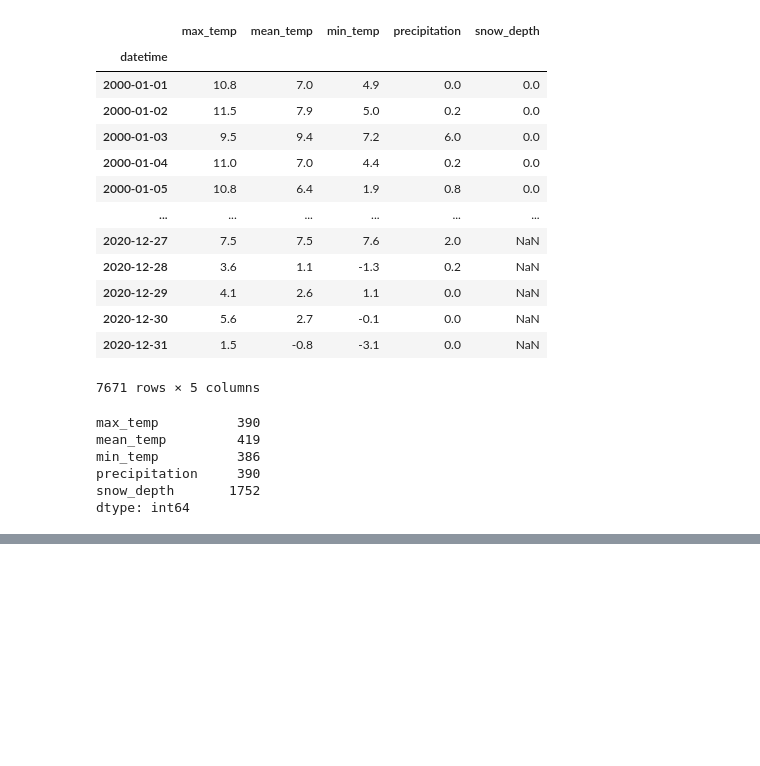
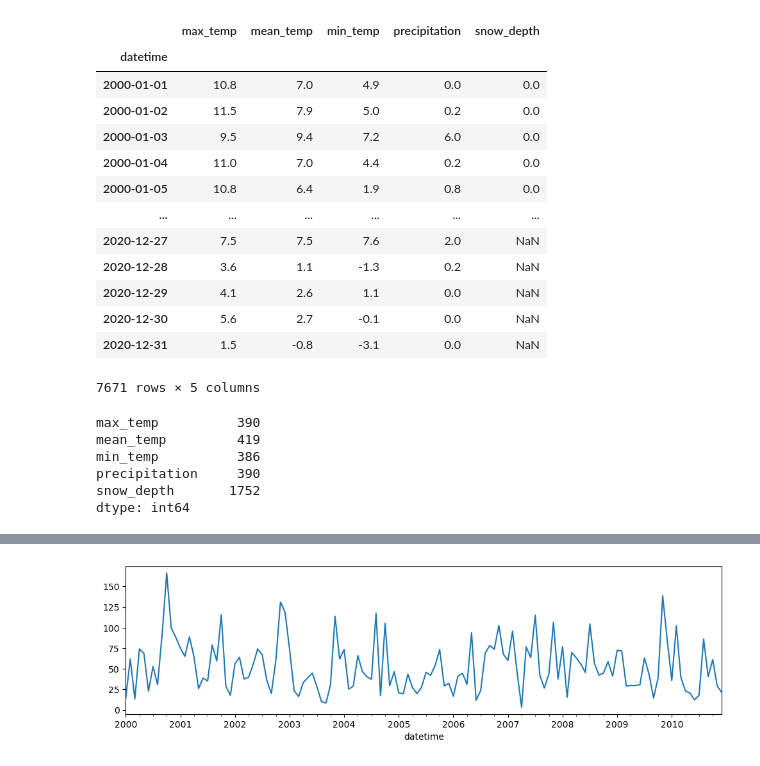
Before and after one commit to sharclark/Core-Resampling-Datetime-Data, a Jupyter notebook: Core Resampling Datetime Data.ipynb, the cells around one changed output, grey strips where cells are left out. Cells and saved outputs as stored; diff of their text form; code cells hidden in the pictures; blank space fills up the shorter version.

```diff
--- a/Core Resampling Datetime Data.ipynb
+++ b/Core Resampling Datetime Data.ipynb
@@ -181,0 +384,4 @@ dtype: int64
+# %%
+df2_month_res['precipitation'].plot(figsize=(12,3));
+# %% [output]
+[figure, added]
```
Also changed, not shown: parts of 22 cells of this notebook.
